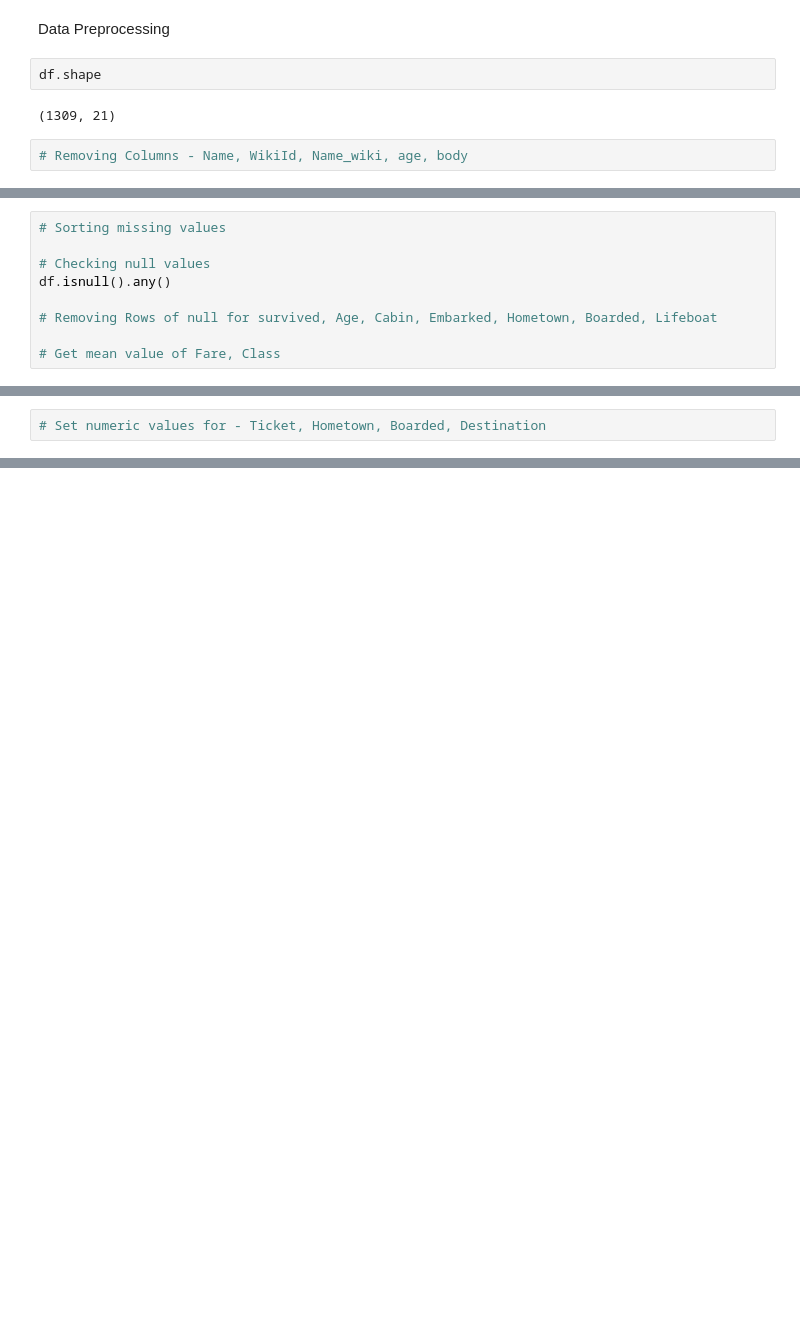
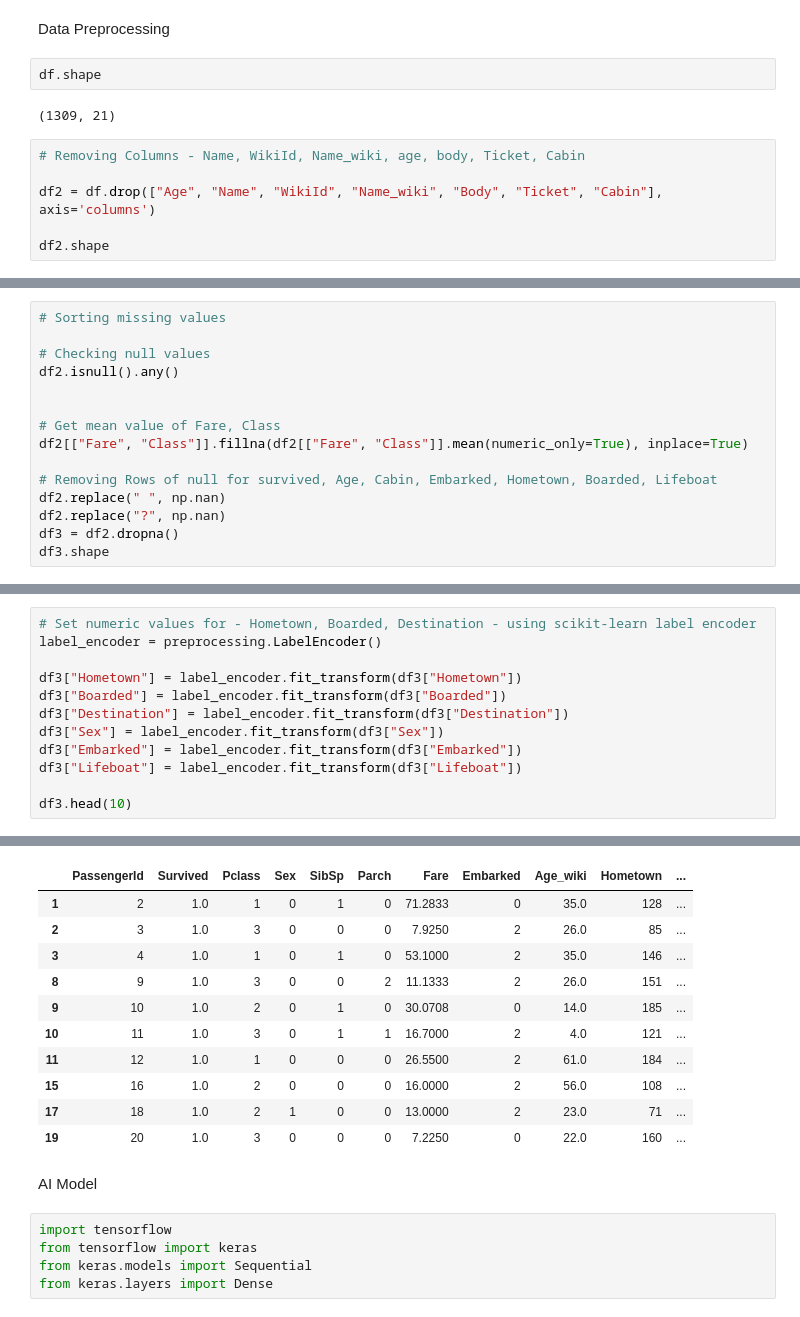
Before and after one commit to jakeSheph201/TitanicMLModel, a Jupyter notebook: Notebooks/dataCleaning.ipynb, the cells around one changed output, grey strips where cells are left out. Cells and saved outputs as stored; diff of their text form; blank space fills up the shorter version.

Commit message:
adding keras model

```diff
--- a/Notebooks/dataCleaning.ipynb
+++ b/Notebooks/dataCleaning.ipynb
@@ -36,4 +39,8 @@ df.shape
 # %% [output]
 (1309, 21)
 # %%
-# Removing Columns - Name, WikiId, Name_wiki, age, body
+# Removing Columns - Name, WikiId, Name_wiki, age, body, Ticket, Cabin
+
+df2 = df.drop(["Age", "Name", "WikiId", "Name_wiki", "Body", "Ticket", "Cabin"], axis='columns')
+
+df2.shape
@@ -43,9 +72,15 @@ df.shape
 # Sorting missing values
 
 # Checking null values
-df.isnull().any()
+df2.isnull().any()
+
+
+# Get mean value of Fare, Class
+df2[["Fare", "Class"]].fillna(df2[["Fare", "Class"]].mean(numeric_only=True), inplace=True)
 
 # Removing Rows of null for survived, Age, Cabin, Embarked, Hometown, Boarded, Lifeboat
-
-# Get mean value of Fare, Class
+df2.replace(" ", np.nan)
+df2.replace("?", np.nan)
+df3 = df2.dropna()
+df3.shape
 # %% [output]
@@ -71,2 +108,13 @@ dtype: bool
-# %%
-# Set numeric values for - Ticket, Hometown, Boarded, Destination
+# %%
+# Set numeric values for - Hometown, Boarded, Destination - using scikit-learn label encoder
+label_encoder = preprocessing.LabelEncoder()
+
+df3["Hometown"] = label_encoder.fit_transform(df3["Hometown"])
+df3["Boarded"] = label_encoder.fit_transform(df3["Boarded"])
+df3["Destination"] = label_encoder.fit_transform(df3["Destination"])
+df3["Sex"] = label_encoder.fit_transform(df3["Sex"])
+df3["Embarked"] = label_encoder.fit_transform(df3["Embarked"])
+df3["Lifeboat"] = label_encoder.fit_transform(df3["Lifeboat"])
+
+df3.head(10)
+# %% [output]
@@ -72,0 +138,18 @@ dtype: bool
+|  | PassengerId | Survived | Pclass | Sex | SibSp | Parch | Fare | Embarked | Age_wiki | Hometown | ... |
+| 1 | 2 | 1.0 | 1 | 0 | 1 | 0 | 71.2833 | 0 | 35.0 | 128 | ... |
+| 2 | 3 | 1.0 | 3 | 0 | 0 | 0 | 7.9250 | 2 | 26.0 | 85 | ... |
+| 3 | 4 | 1.0 | 1 | 0 | 1 | 0 | 53.1000 | 2 | 35.0 | 146 | ... |
+| 8 | 9 | 1.0 | 3 | 0 | 0 | 2 | 11.1333 | 2 | 26.0 | 151 | ... |
+| 9 | 10 | 1.0 | 2 | 0 | 1 | 0 | 30.0708 | 0 | 14.0 | 185 | ... |
+| 10 | 11 | 1.0 | 3 | 0 | 1 | 1 | 16.7000 | 2 | 4.0 | 121 | ... |
+| 11 | 12 | 1.0 | 1 | 0 | 0 | 0 | 26.5500 | 2 | 61.0 | 184 | ... |
+| 15 | 16 | 1.0 | 2 | 0 | 0 | 0 | 16.0000 | 2 | 56.0 | 108 | ... |
+| 17 | 18 | 1.0 | 2 | 1 | 0 | 0 | 13.0000 | 2 | 23.0 | 71 | ... |
+| 19 | 20 | 1.0 | 3 | 0 | 0 | 0 | 7.2250 | 0 | 22.0 | 160 | ... |
+# %% [markdown]
+AI Model
+# %%
+import tensorflow
+from tensorflow import keras
+from keras.models import Sequential
+from keras.layers import Dense
```
Also changed, not shown: parts of 11 cells of this notebook.
